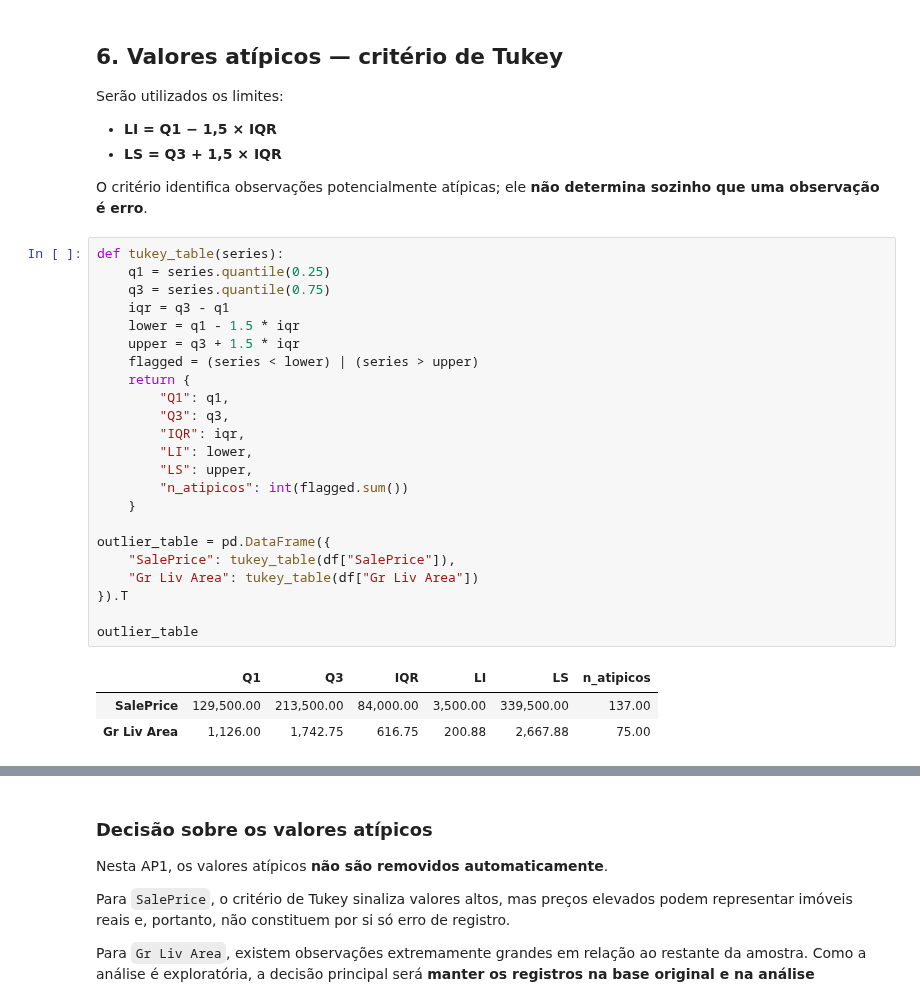
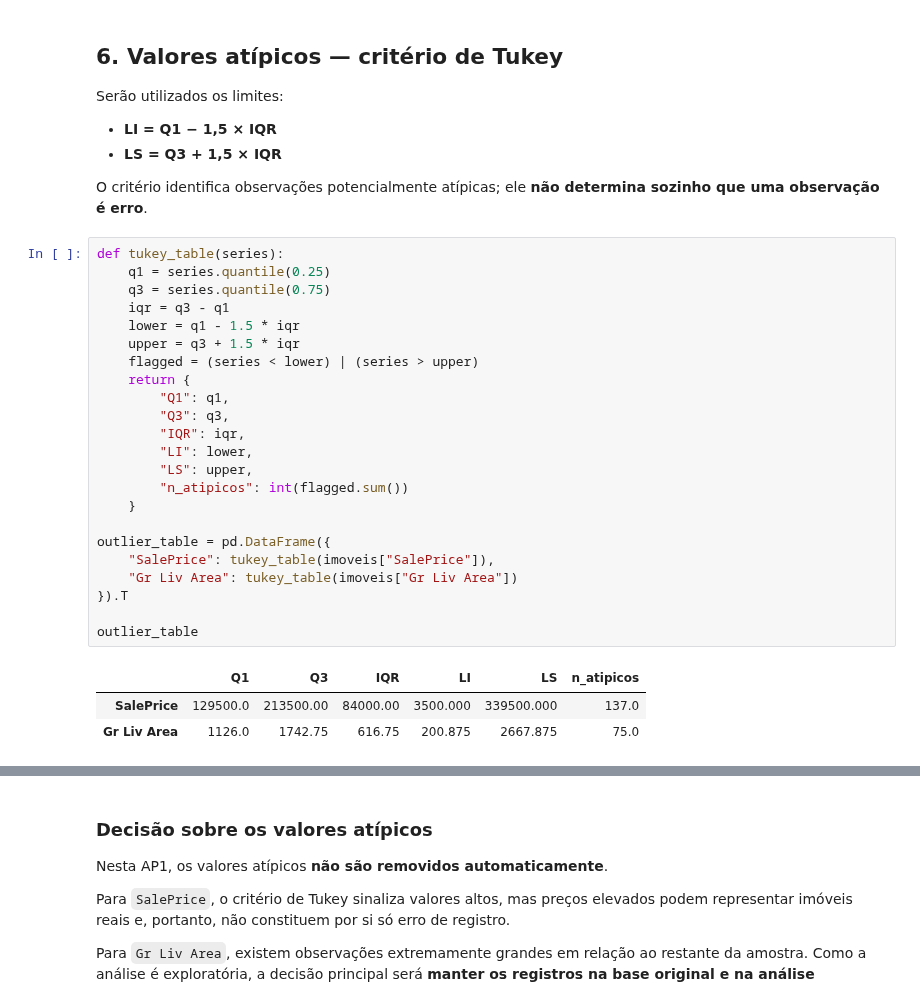
Before and after one commit to Luisao2007/met-quant-trabalho, a Jupyter notebook: notebooks/ap1.ipynb, the cells around one changed output, grey strips where cells are left out. Cells and saved outputs as stored; diff of their text form.

```diff
--- a/notebooks/ap1.ipynb
+++ b/notebooks/ap1.ipynb
@@ -314,30 +333,30 @@ O critério identifica observações potencialmente atípicas; ele **não determ
 # %%
 def tukey_table(series):
     q1 = series.quantile(0.25)
     q3 = series.quantile(0.75)
     iqr = q3 - q1
     lower = q1 - 1.5 * iqr
     upper = q3 + 1.5 * iqr
     flagged = (series < lower) | (series > upper)
     return {
         "Q1": q1,
         "Q3": q3,
         "IQR": iqr,
         "LI": lower,
         "LS": upper,
         "n_atipicos": int(flagged.sum())
     }
 
 outlier_table = pd.DataFrame({
-    "SalePrice": tukey_table(df["SalePrice"]),
-    "Gr Liv Area": tukey_table(df["Gr Liv Area"])
+    "SalePrice": tukey_table(imoveis["SalePrice"]),
+    "Gr Liv Area": tukey_table(imoveis["Gr Liv Area"])
 }).T
 
 outlier_table
 # %% [output]
 |  | Q1 | Q3 | IQR | LI | LS | n_atipicos |
-| SalePrice | 129,500.00 | 213,500.00 | 84,000.00 | 3,500.00 | 339,500.00 | 137.00 |
-| Gr Liv Area | 1,126.00 | 1,742.75 | 616.75 | 200.88 | 2,667.88 | 75.00 |
+| SalePrice | 129500.0 | 213500.00 | 84000.00 | 3500.000 | 339500.000 | 137.0 |
+| Gr Liv Area | 1126.0 | 1742.75 | 616.75 | 200.875 | 2667.875 | 75.0 |
 # %%
 # Boxplots de SalePrice e Gr Liv Area
 fig, axes = plt.subplots(1, 2, figsize=(12, 5))
```
Also changed, not shown: parts of 16 cells of this notebook.
